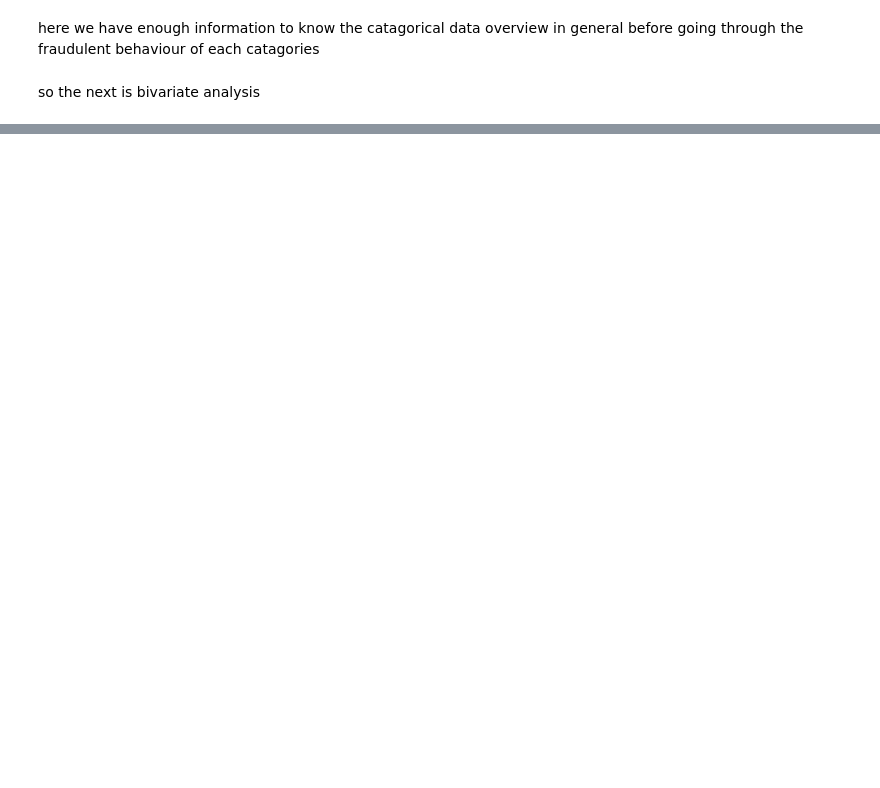
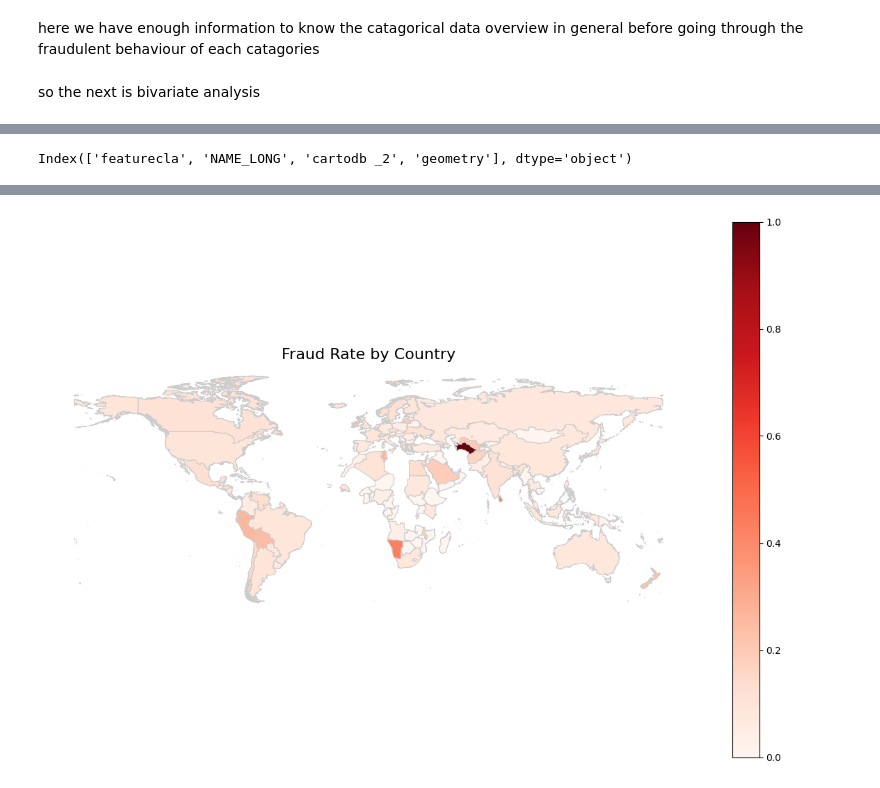
Before and after one commit to beza328/Fraud-Detection, a Jupyter notebook: Notebook/Eda.ipynb, the cells around one changed output, grey strips where cells are left out. Saved outputs shown, nothing was run; the diff lists cells and outputs as text; code cells hidden in the pictures; blank space fills up the shorter version.

```diff
--- a/Notebook/Eda.ipynb
+++ b/Notebook/Eda.ipynb
@@ -434,0 +488,4 @@ AttributeError: module 'Eda' has no attribute 'analyze_fraud_by_source'
+# %%
+country_fraud_stats = ed.calculate_fraud_by_country(merged_data)
+top_countries = ed.top_fraudulent_countries(country_fraud_stats)
+print(top_countries)
@@ -434,0 +512,7 @@ AttributeError: module 'Eda' has no attribute 'analyze_fraud_by_source'
+# %%
+print(world.columns)
+# %% [output]
+Index(['featurecla', 'NAME_LONG', 'cartodb _2', 'geometry'], dtype='object')
+# %%
+ed.plot_fraud_map(country_fraud_stats, 'copy_4.shp')
+# %% [output]
@@ -434,0 +536 @@ AttributeError: module 'Eda' has no attribute 'analyze_fraud_by_source'
+[figure, added]
```
Also changed, not shown: parts of 28 cells of this notebook, 5 other files.
